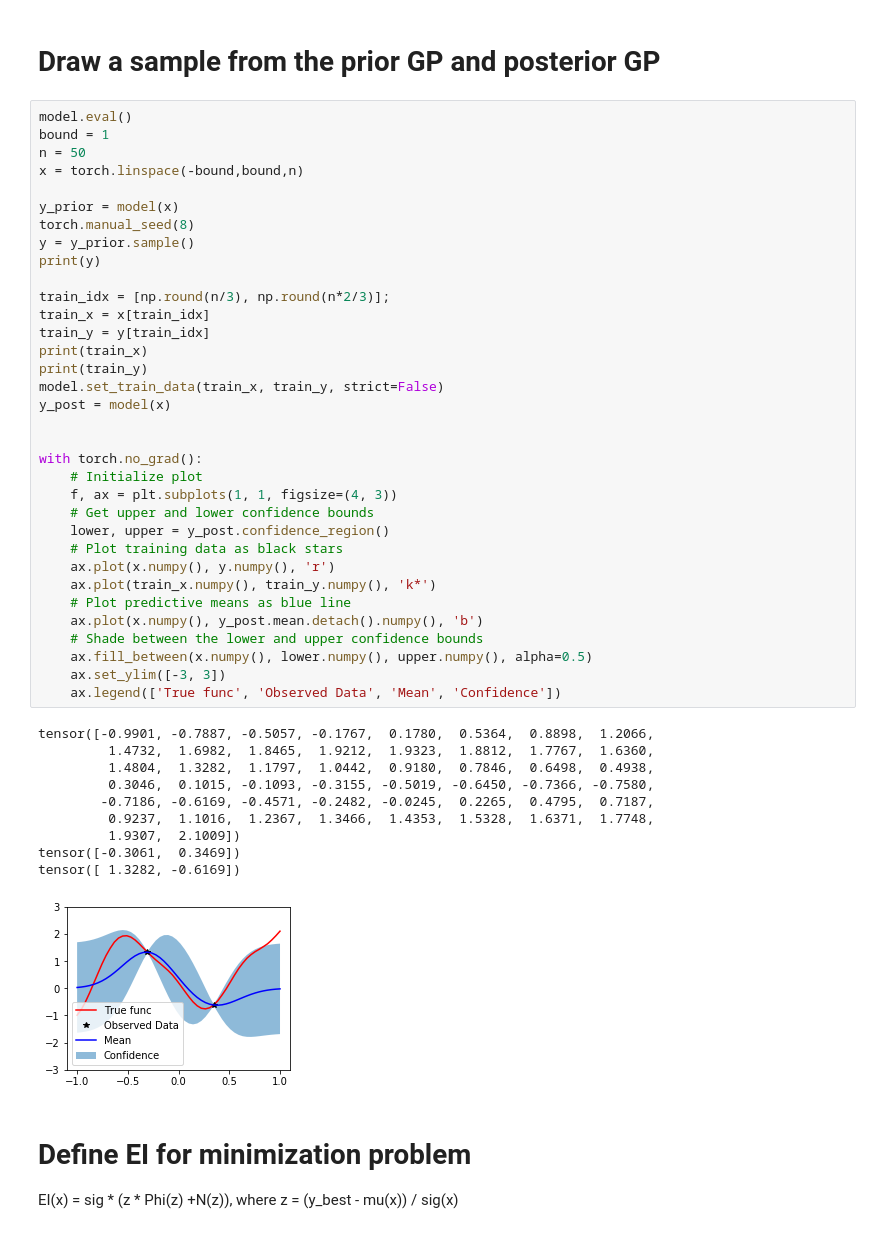
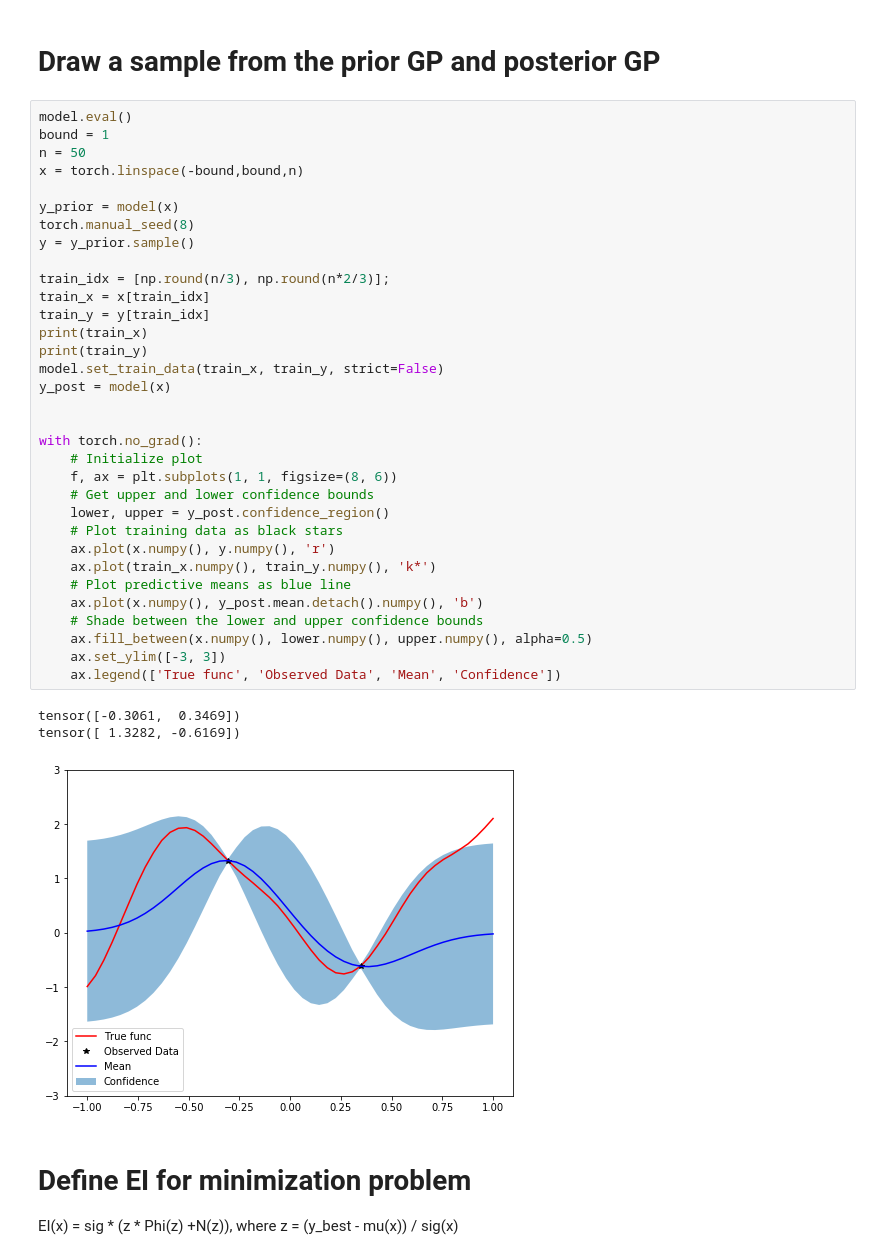
Before and after one commit to daidaixiong/gpytorch, a Jupyter notebook: examples/12_Bayesian_Optimization/bayesopt.ipynb, the cells around one changed output. Drawn from its saved outputs; the diff is of its cells as text.

```diff
--- a/examples/12_Bayesian_Optimization/bayesopt.ipynb
+++ b/examples/12_Bayesian_Optimization/bayesopt.ipynb
@@ -66,43 +66,35 @@ x = torch.linspace(-bound,bound,n)
 
 y_prior = model(x)
 torch.manual_seed(8)
 y = y_prior.sample()
-print(y)
 
 train_idx = [np.round(n/3), np.round(n*2/3)];
 train_x = x[train_idx]
 train_y = y[train_idx]
 print(train_x)
 print(train_y)
 model.set_train_data(train_x, train_y, strict=False)
 y_post = model(x)
 
 
 with torch.no_grad():
     # Initialize plot
-    f, ax = plt.subplots(1, 1, figsize=(4, 3))
+    f, ax = plt.subplots(1, 1, figsize=(8, 6))
     # Get upper and lower confidence bounds
     lower, upper = y_post.confidence_region()
     # Plot training data as black stars
     ax.plot(x.numpy(), y.numpy(), 'r')
     ax.plot(train_x.numpy(), train_y.numpy(), 'k*')
     # Plot predictive means as blue line
     ax.plot(x.numpy(), y_post.mean.detach().numpy(), 'b')
     # Shade between the lower and upper confidence bounds
     ax.fill_between(x.numpy(), lower.numpy(), upper.numpy(), alpha=0.5)
     ax.set_ylim([-3, 3])
     ax.legend(['True func', 'Observed Data', 'Mean', 'Confidence'])
 # %% [output]
-tensor([-0.9901, -0.7887, -0.5057, -0.1767,  0.1780,  0.5364,  0.8898,  1.2066,
-         1.4732,  1.6982,  1.8465,  1.9212,  1.9323,  1.8812,  1.7767,  1.6360,
-         1.4804,  1.3282,  1.1797,  1.0442,  0.9180,  0.7846,  0.6498,  0.4938,
-         0.3046,  0.1015, -0.1093, -0.3155, -0.5019, -0.6450, -0.7366, -0.7580,
-        -0.7186, -0.6169, -0.4571, -0.2482, -0.0245,  0.2265,  0.4795,  0.7187,
-         0.9237,  1.1016,  1.2367,  1.3466,  1.4353,  1.5328,  1.6371,  1.7748,
-         1.9307,  2.1009])
 tensor([-0.3061,  0.3469])
 tensor([ 1.3282, -0.6169])
-[figure, old version]
+[figure, new version]
 # %% [markdown]
 # Define EI for minimization problem
 EI(x) = sig * (z * Phi(z) +N(z)), where z = (y_best - mu(x)) / sig(x)
```
Also changed, not shown: parts of 10 cells of this notebook.
